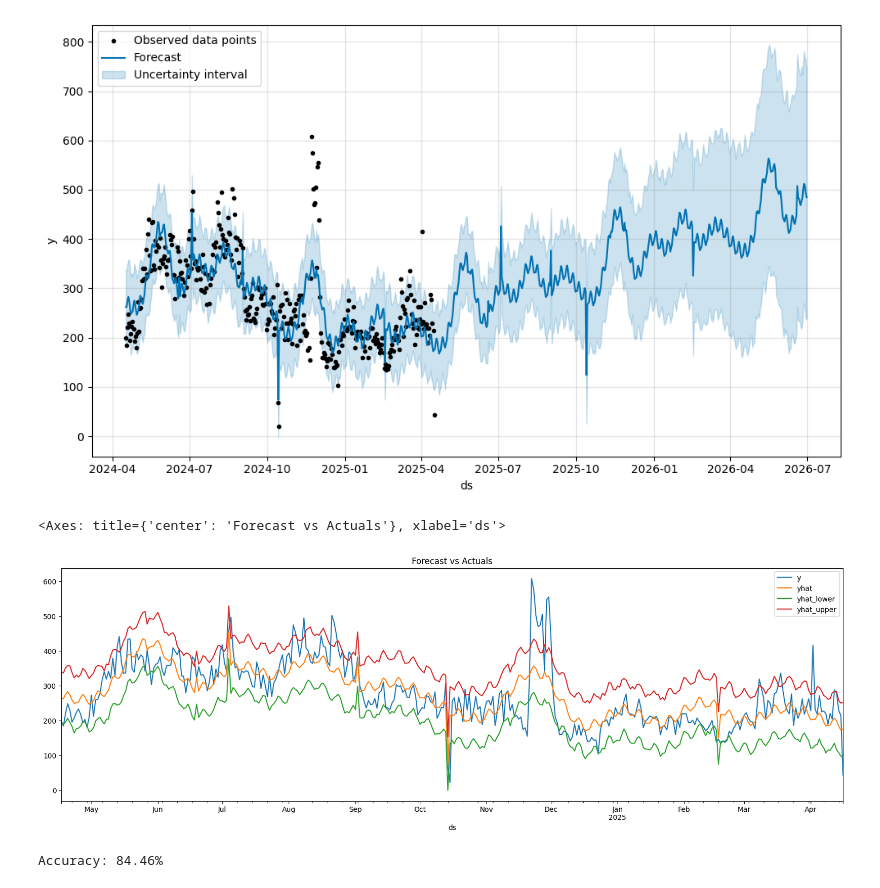
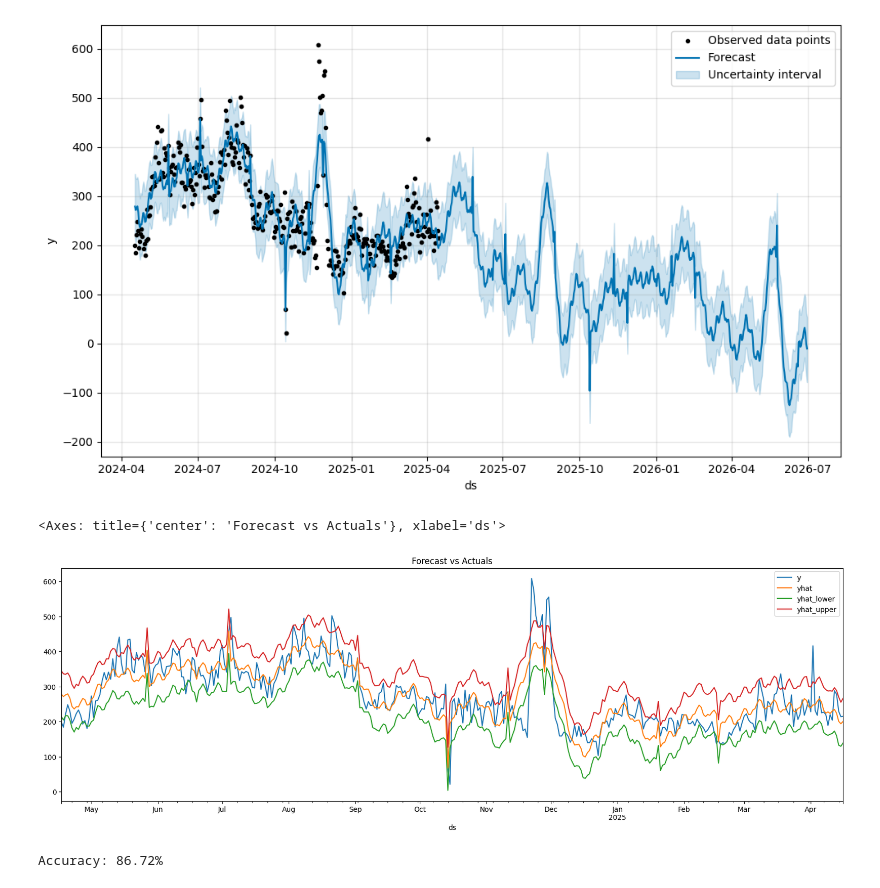
Before and after one commit to Crster/hike-notebook, a Jupyter notebook: sale-prediction.ipynb, the cells around one changed output. Drawn from its saved outputs; the diff is of its cells as text; code cells hidden in the pictures.

```diff
--- a/sale-prediction.ipynb
+++ b/sale-prediction.ipynb
@@ -13,7 +11,7 @@ periods = 440
 
 m = Prophet()
 # m.add_seasonality(name='quarter', period=90, fourier_order=5, mode='additive')
-m.add_seasonality(name='half', period=180, fourier_order=5, mode='additive')
+m.add_seasonality(name='half', period=270, fourier_order=10, mode='additive')
 m.add_country_holidays(country_name='US')
 m.fit(df)
 
@@ -26,12 +24,12 @@ fig1 = m.plot(forecast, include_legend=True)
-[figure, old version]
+[figure, new version]
 # %%
 df_combined = pd.merge(df, forecast[['ds', 'yhat', 'yhat_lower', 'yhat_upper']], on='ds', how='left')
 df_combined.plot(x='ds', y=['y', 'yhat', 'yhat_lower', 'yhat_upper'], figsize=(20, 6), title='Forecast vs Actuals')
 # %% [output]
 <Axes: title={'center': 'Forecast vs Actuals'}, xlabel='ds'>
-[figure, old version]
+[figure, new version]
 # %%
 accuracy = 100 - (abs(df_combined['y'] - df_combined['yhat']).sum() / df_combined['y'].sum() * 100)
 print(f"Accuracy: {accuracy:.2f}%")
 # %% [output]
-Accuracy: 84.46%
+Accuracy: 86.72%
```
Also changed, not shown: parts of 2 cells of this notebook, 4 other files.
